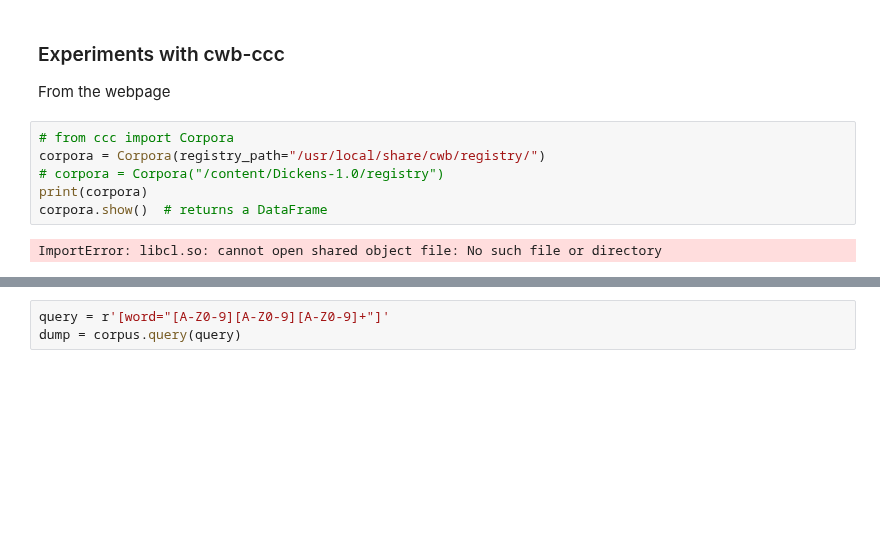
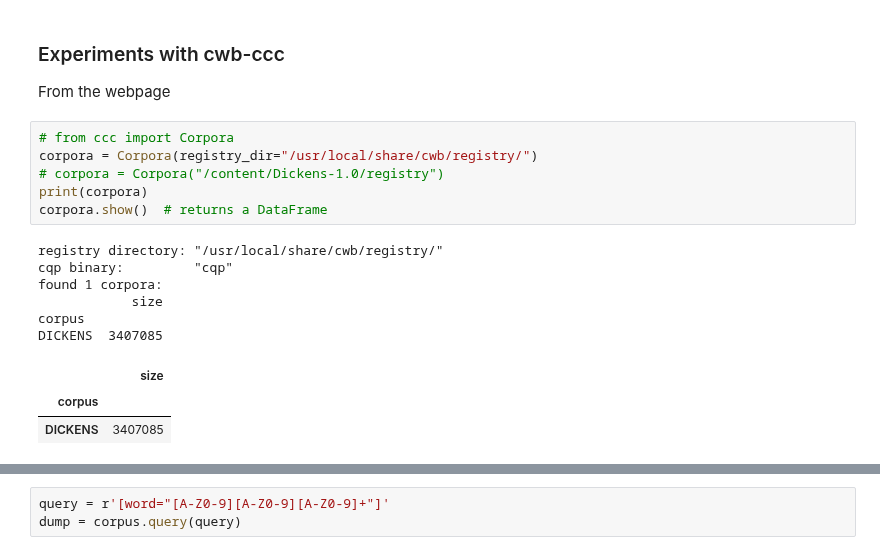
Before and after one commit to iued-uni-heidelberg/DAAD-Training-2021, a Jupyter notebook: cwb2024experimentsV10.ipynb, the cells around one changed output, grey strips where cells are left out. Saved outputs shown, nothing was run; the diff lists cells and outputs as text; blank space fills up the shorter version.

```diff
--- a/cwb2024experimentsV10.ipynb
+++ b/cwb2024experimentsV10.ipynb
@@ -453,9 +451,17 @@ ImportError: libcl.so: cannot open shared object file: No such file or directory
 From the webpage
 # %%
 # from ccc import Corpora
-corpora = Corpora(registry_path="/usr/local/share/cwb/registry/")
+corpora = Corpora(registry_dir="/usr/local/share/cwb/registry/")
 # corpora = Corpora("/content/Dickens-1.0/registry")
 print(corpora)
 corpora.show()  # returns a DataFrame
 # %% [output]
-ImportError: libcl.so: cannot open shared object file: No such file or directory
+registry directory: "/usr/local/share/cwb/registry/"
+cqp binary:         "cqp"
+found 1 corpora:
+            size
+corpus
+DICKENS  3407085
+|  | size |
+| corpus |  |
+| DICKENS | 3407085 |
```
Also changed, not shown: parts of 33 cells of this notebook.
